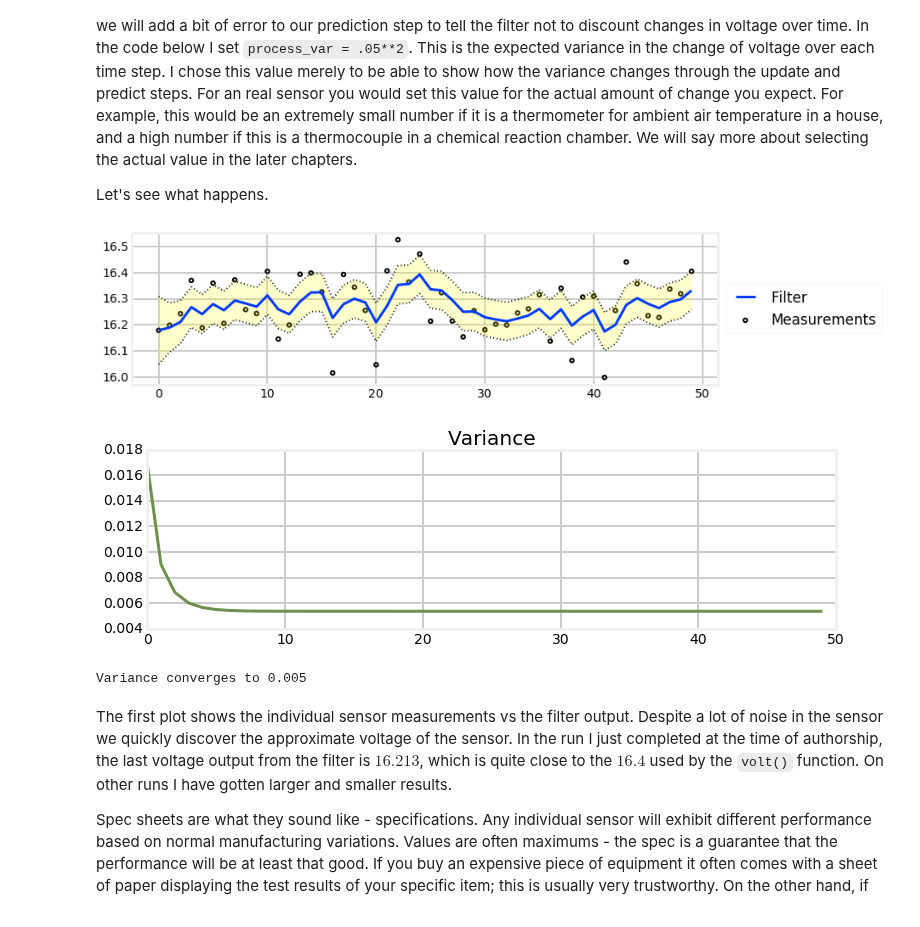
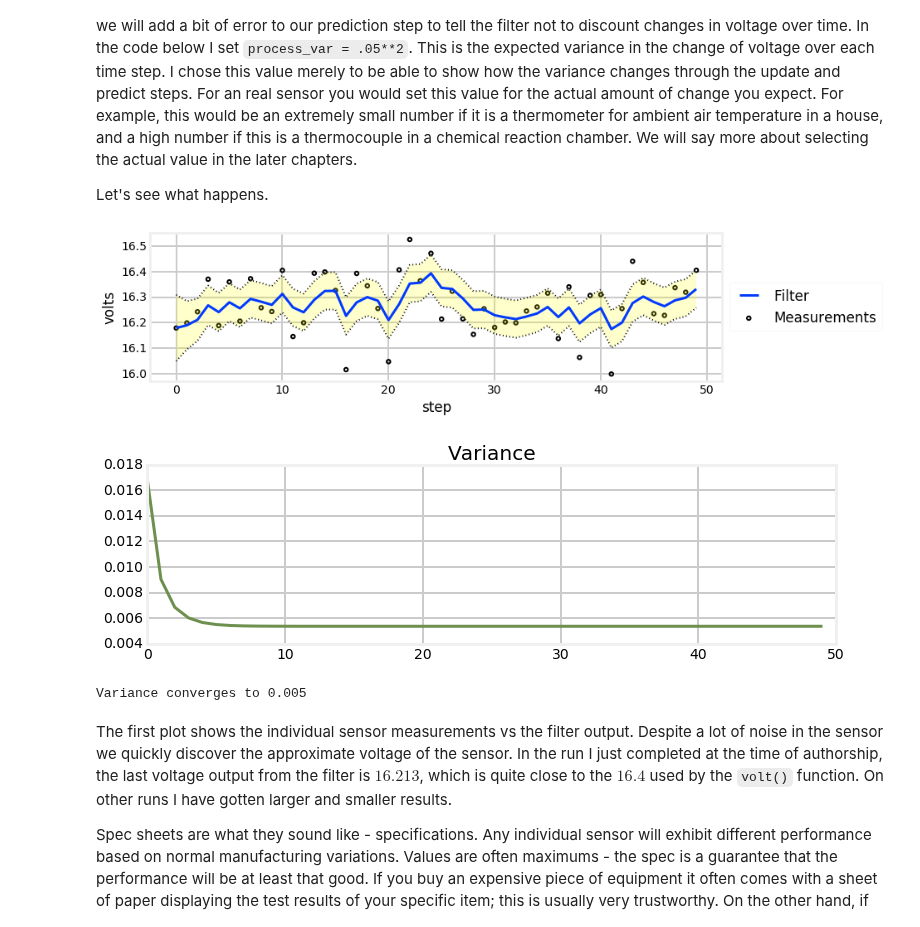
Before and after one commit to rlabbe/Kalman-and-Bayesian-Filters-in-Python, a Jupyter notebook: 04-One-Dimensional-Kalman-Filters.ipynb, the cells around one changed output. Saved outputs shown, nothing was run; the diff lists cells and outputs as text; code cells hidden in the pictures.

Commit message:
More copy edits, updated for filterpy 0.1.2

```diff
--- a/04-One-Dimensional-Kalman-Filters.ipynb
+++ b/04-One-Dimensional-Kalman-Filters.ipynb
@@ -829,39 +748,37 @@ Let's see what happens.
 # %%
 temp_change = 0
 voltage_std = .13
 process_var = .05**2
 actual_voltage = 16.3
 
+x = (25, 1000) # initial state
+process_model = (0., process_var)
+
 N = 50
 zs = [volt(actual_voltage, voltage_std) for i in range(N)]
 ps = []
 estimates = []
 
-kf = KalmanFilter1D(x0=25,            # initial state
-                    P=1000,           # initial variance
-                                      # large # says 'who knows?'
-                    R=voltage_std**2, # sensor noise
-                    Q=process_var)    # error in prediction
-
-for i in range(N):
-    kf.predict(temp_change)
-    kf.update(zs[i])
+for z in zs:
+    prior = predict(x, process_model)
+    x = update(prior, (z, voltage_std**2))
 
     # save for latter plotting
-    estimates.append(kf.x)
-    ps.append(kf.P)
+    estimates.append(x[0])
+    ps.append(x[1])
 
 # plot the filter output and the variance
 bp.plot_measurements(zs)
 bp.plot_filter(estimates, var=np.array(ps))
 bp.show_legend()
+bp.set_labels(x='step', y='volts')
 plt.show()
 plt.plot(ps)
 plt.title('Variance')
 plt.show()
 print('Variance converges to {:.3f}'.format(ps[-1]))
 # %% [output]
-[figure, old version]
+[figure, new version]
 [figure]
 Variance converges to 0.005
 # %% [markdown]
```
Also changed, not shown: parts of 56 cells of this notebook, 8 other files.
